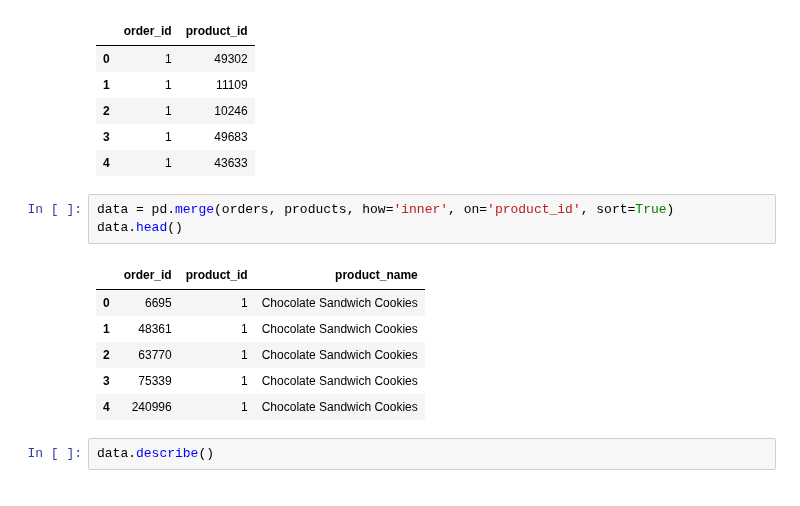
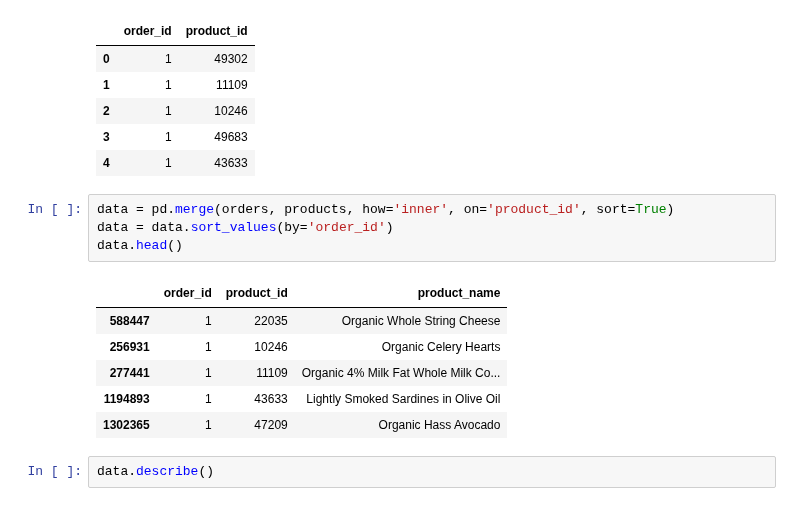
Before and after one commit to krakowiakpawel9/ml_course, a Jupyter notebook: unsupervised/03_association_rules/02_apriori.ipynb, the cells around one changed output. Saved outputs shown, nothing was run; the diff lists cells and outputs as text.

```diff
--- a/unsupervised/03_association_rules/02_apriori.ipynb
+++ b/unsupervised/03_association_rules/02_apriori.ipynb
@@ -73,14 +73,15 @@ orders.head()
 | 4 | 1 | 43633 |
 # %%
 data = pd.merge(orders, products, how='inner', on='product_id', sort=True)
+data = data.sort_values(by='order_id')
 data.head()
 # %% [output]
 |  | order_id | product_id | product_name |
-| 0 | 6695 | 1 | Chocolate Sandwich Cookies |
-| 1 | 48361 | 1 | Chocolate Sandwich Cookies |
-| 2 | 63770 | 1 | Chocolate Sandwich Cookies |
-| 3 | 75339 | 1 | Chocolate Sandwich Cookies |
-| 4 | 240996 | 1 | Chocolate Sandwich Cookies |
+| 588447 | 1 | 22035 | Organic Whole String Cheese |
+| 256931 | 1 | 10246 | Organic Celery Hearts |
+| 277441 | 1 | 11109 | Organic 4% Milk Fat Whole Milk Co... |
+| 1194893 | 1 | 43633 | Lightly Smoked Sardines in Olive Oil |
+| 1302365 | 1 | 47209 | Organic Hass Avocado |
 # %%
 data.describe()
 # %% [output]
```
Also changed, not shown: parts of 5 cells of this notebook.
